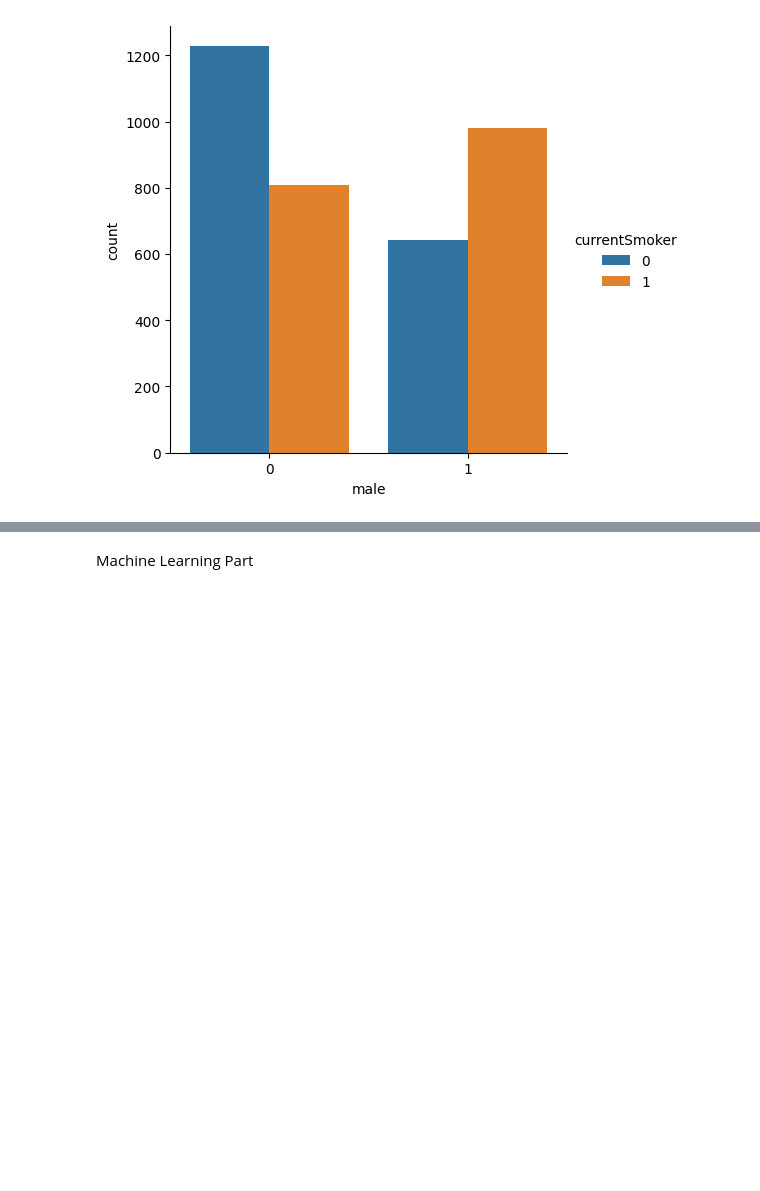
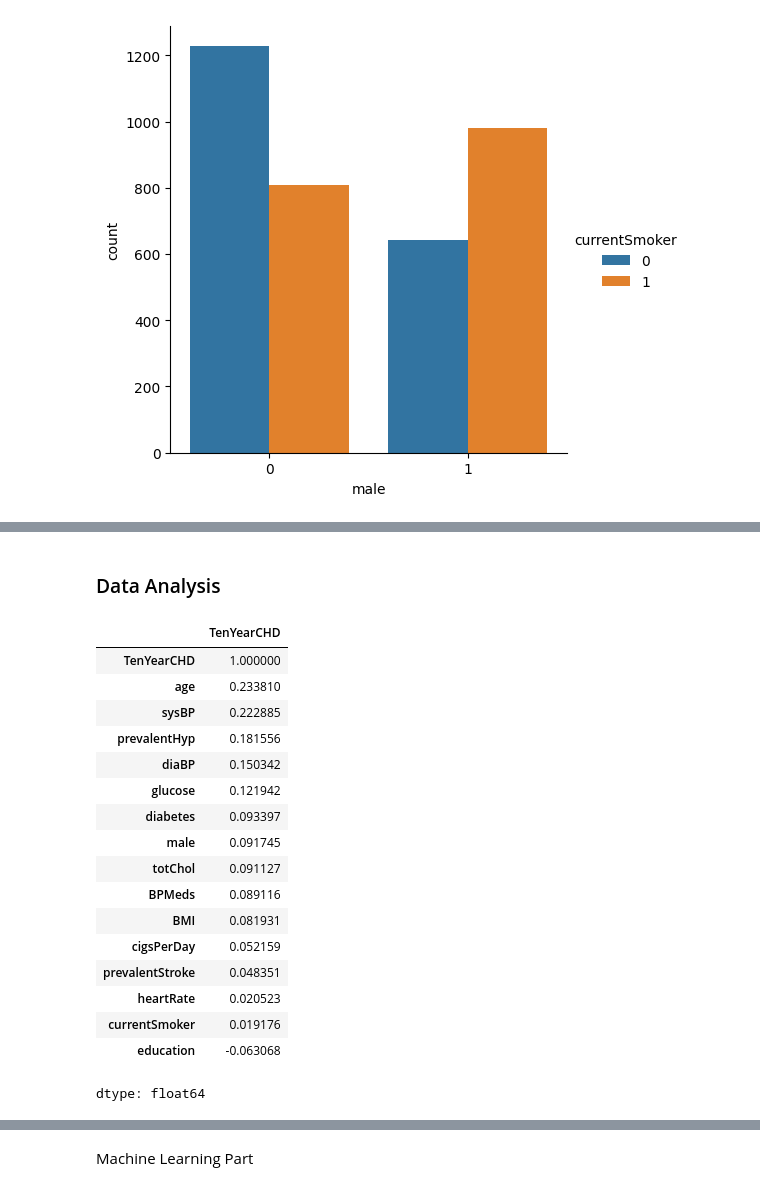
Before and after one commit to Sri5275/HeartDiseaseRiskAssessment, a Jupyter notebook: Health Care.ipynb, the cells around one changed output, grey strips where cells are left out. Drawn from its saved outputs; the diff is of its cells as text; code cells hidden in the pictures; blank space fills up the shorter version.

```diff
--- a/Health Care.ipynb
+++ b/Health Care.ipynb
@@ -147 +153,25 @@ plt.show()
 [figure]
+# %% [markdown]
+### Data Analysis
+# %%
+correlation_with_chd = data.corr()['TenYearCHD'].sort_values(ascending=False)
+display(correlation_with_chd)
+# %% [output]
+|  | TenYearCHD |
+| TenYearCHD | 1.000000 |
+| age | 0.233810 |
+| sysBP | 0.222885 |
+| prevalentHyp | 0.181556 |
+| diaBP | 0.150342 |
+| glucose | 0.121942 |
+| diabetes | 0.093397 |
+| male | 0.091745 |
+| totChol | 0.091127 |
+| BPMeds | 0.089116 |
+| BMI | 0.081931 |
+| cigsPerDay | 0.052159 |
+| prevalentStroke | 0.048351 |
+| heartRate | 0.020523 |
+| currentSmoker | 0.019176 |
+| education | -0.063068 |
+dtype: float64
```
Also changed, not shown: parts of 35 cells of this notebook.
